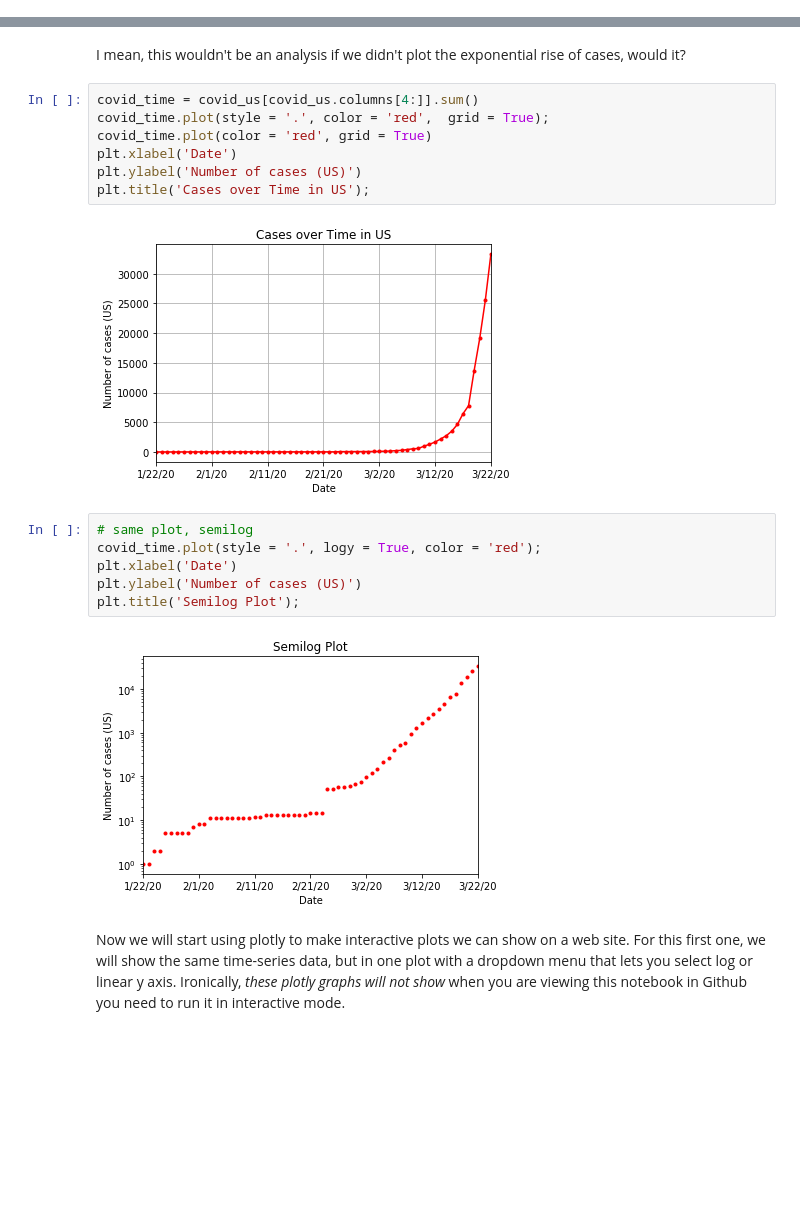
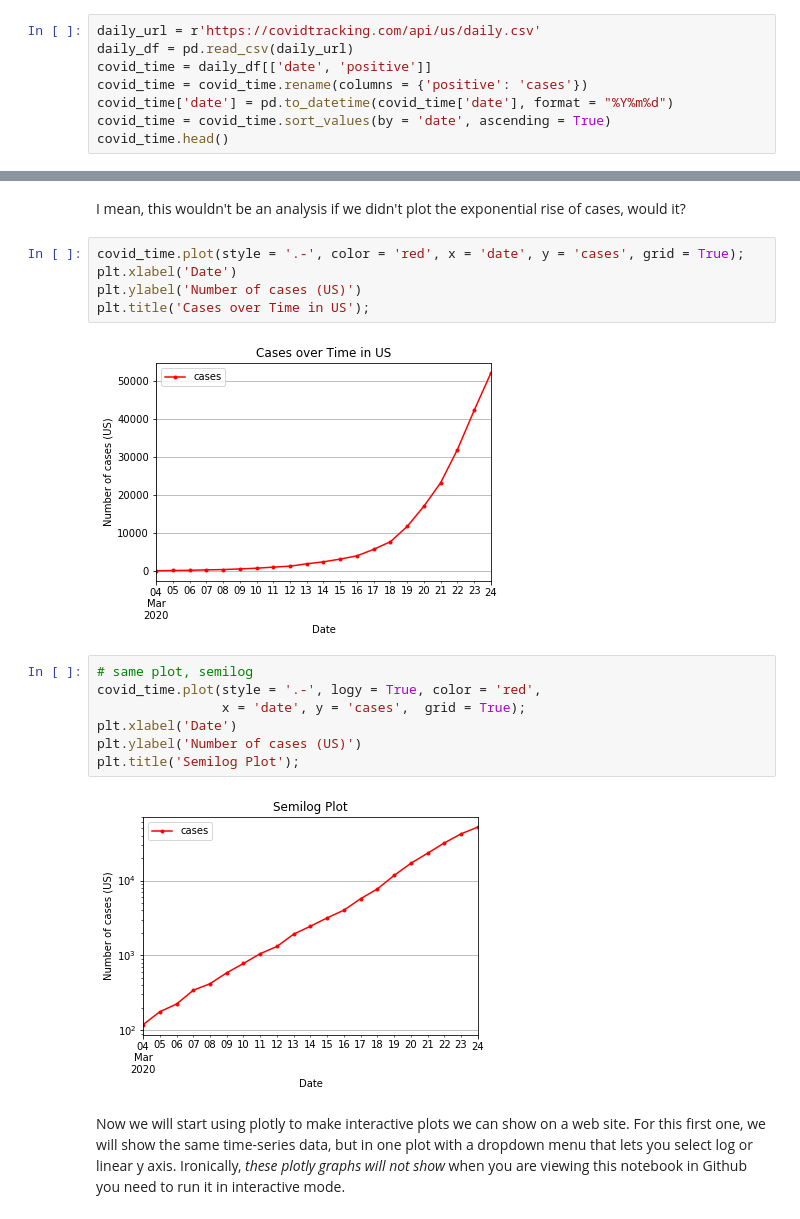
Before and after one commit to EricThomson/covid-mapping, a Jupyter notebook: covid_map.ipynb, the cells around one changed output, grey strips where cells are left out. Cells and saved outputs as stored; diff of their text form; blank space fills up the shorter version.

Commit message:
updated to better-supported database covidtracking.com

```diff
--- a/covid_map.ipynb
+++ b/covid_map.ipynb
@@ -49,0 +55,8 @@ covid_us_totals.head(10)
+# %%
+daily_url = r'https://covidtracking.com/api/us/daily.csv'
+daily_df = pd.read_csv(daily_url)
+covid_time = daily_df[['date', 'positive']]
+covid_time = covid_time.rename(columns = {'positive': 'cases'})
+covid_time['date'] = pd.to_datetime(covid_time['date'], format = "%Y%m%d")
+covid_time = covid_time.sort_values(by = 'date', ascending = True)
+covid_time.head()
@@ -68,22 +88,21 @@ sorted_by_cases.head(10)
 # %% [markdown]
 I mean, this wouldn't be an analysis if we didn't plot the exponential rise of cases, would it?
 # %%
-covid_time = covid_us[covid_us.columns[4:]].sum()
-covid_time.plot(style = '.', color = 'red',  grid = True);
-covid_time.plot(color = 'red', grid = True)
+covid_time.plot(style = '.-', color = 'red', x = 'date', y = 'cases', grid = True);
 plt.xlabel('Date')
 plt.ylabel('Number of cases (US)')
 plt.title('Cases over Time in US');
 # %% [output]
-[figure, old version]
+[figure, new version]
 # %%
 # same plot, semilog
-covid_time.plot(style = '.', logy = True, color = 'red');
+covid_time.plot(style = '.-', logy = True, color = 'red',
+                x = 'date', y = 'cases',  grid = True);
 plt.xlabel('Date')
 plt.ylabel('Number of cases (US)')
 plt.title('Semilog Plot');
 # %% [output]
-[figure, old version]
+[figure, new version]
 # %% [markdown]
 Now we will start using plotly to make interactive plots we can show on a web site. For this first one, we will show the same time-series data, but in one plot with a dropdown menu that lets you select log or linear y axis. Ironically, *these plotly graphs will not show* when you are viewing this notebook in Github you need to run it in interactive mode.
 # %%
```
Also changed, not shown: parts of 18 cells of this notebook, 6 other files.
